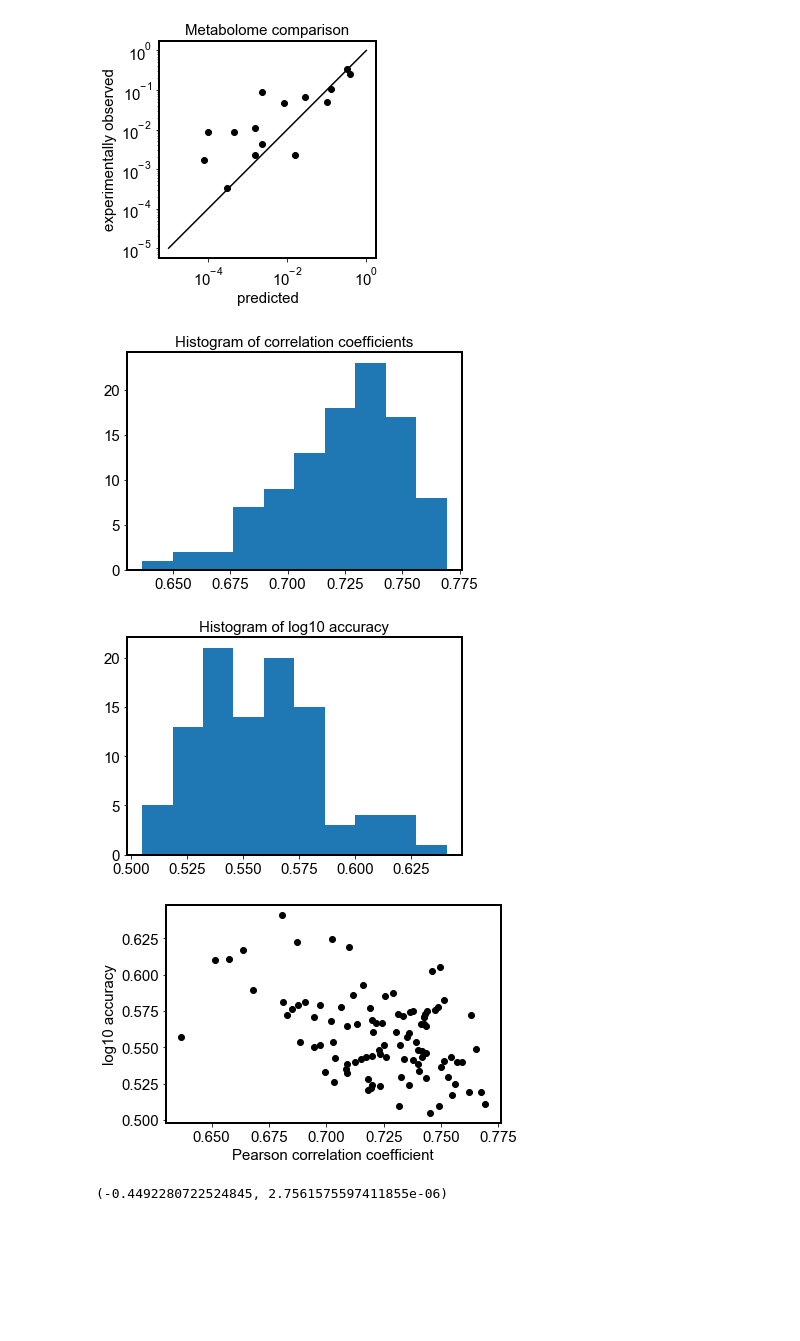
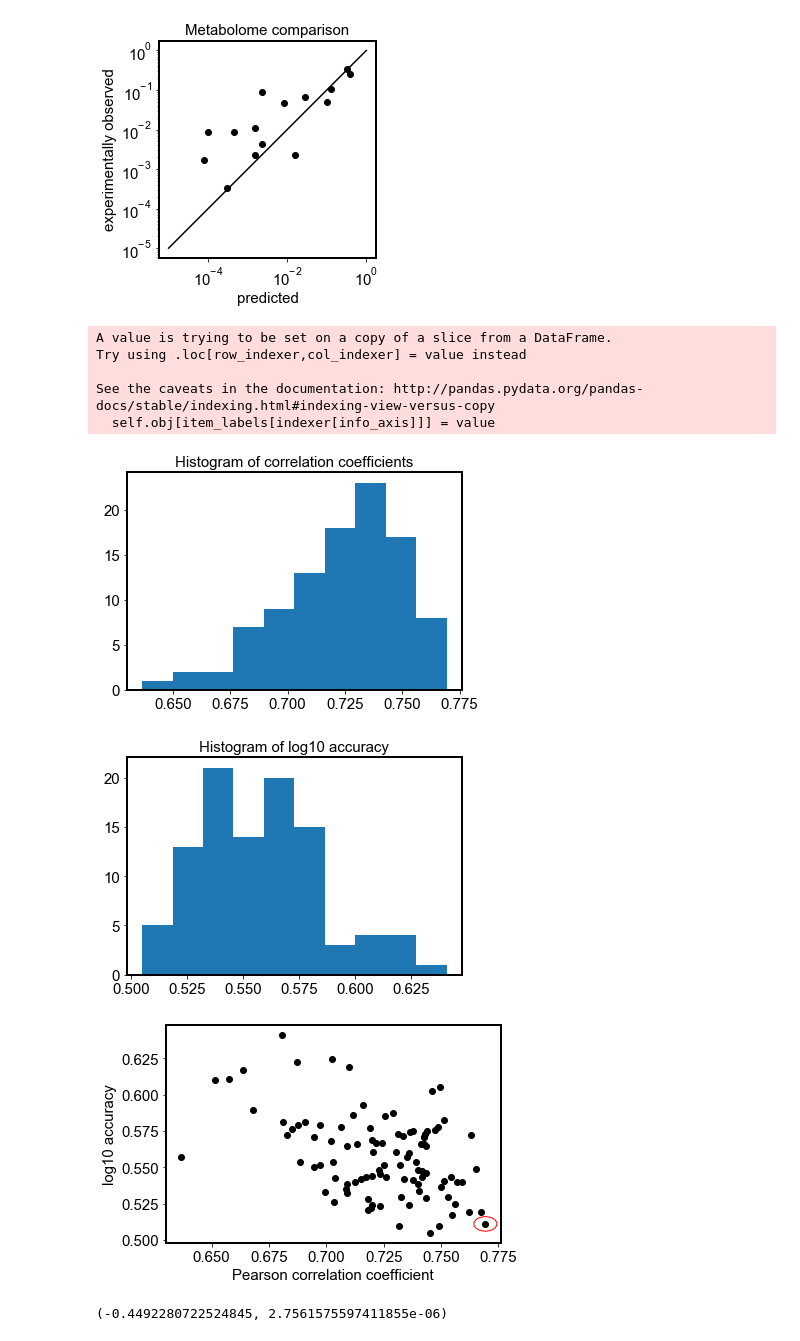
Before and after one commit to wt1005203/Trophic-model-of-human-microbiome, a Jupyter notebook: double_prior/campusCluster_data_analysis_prior.ipynb, the cells around one changed output. Cells and saved outputs as stored; diff of their text form; code cells hidden in the pictures; blank space fills up the shorter version.

```diff
--- a/double_prior/campusCluster_data_analysis_prior.ipynb
+++ b/double_prior/campusCluster_data_analysis_prior.ipynb
@@ -384,7 +385,7 @@ corr_allreplicates = []
 log10_allreplicates = []
 net_ori = net.copy()
 #netNUM = 0
-netNUM = 95
+#netNUM = 95
 net_added = df[netNUM].iloc[:, np.array([0,2,4])]
 net_added.iloc[:,0] = df_metabolites.loc[net_added.iloc[:,0]].values
 net_added.iloc[:,1] = df_microbes.loc[net_added.iloc[:,1]].values
@@ -849,24 +848,34 @@ for netNUM in range(len(df)):
     '''
     corr_allreplicates.append(np.mean(corr_list[:,1]))
     log10_allreplicates.append(np.mean(log_list[:,1]))
+# %% [output]
+A value is trying to be set on a copy of a slice from a DataFrame.
+Try using .loc[row_indexer,col_indexer] = value instead
+
+See the caveats in the documentation: http://pandas.pydata.org/pandas-docs/stable/indexing.html#indexing-view-versus-copy
+  self.obj[item_labels[indexer[info_axis]]] = value
 # %%
 plt.figure()
 plt.hist(corr_allreplicates)
 plt.title('Histogram of correlation coefficients')
 
 plt.figure()
 plt.hist(log10_allreplicates)
 plt.title('Histogram of log10 accuracy')
 
 plt.figure()
 plt.plot(corr_allreplicates, log10_allreplicates, 'ko')
 plt.xlabel('Pearson correlation coefficient')
 plt.ylabel('log10 accuracy')
+netNUM = np.argsort(corr_allreplicates)[-1]
+circle1 = plt.Circle((corr_allreplicates[netNUM], log10_allreplicates[netNUM]), 5e-3, color='red', fill=False)
+ax = plt.gca()
+ax.add_artist(circle1)
 plt.savefig('./figures/fig1F.svg')
 # %% [output]
 [figure]
 [figure]
-[figure, old version]
+[figure, new version]
 # %%
 pearsonr(corr_allreplicates, log10_allreplicates)
 # %% [output]
```
Also changed, not shown: parts of 17 cells of this notebook, 2 other files.
